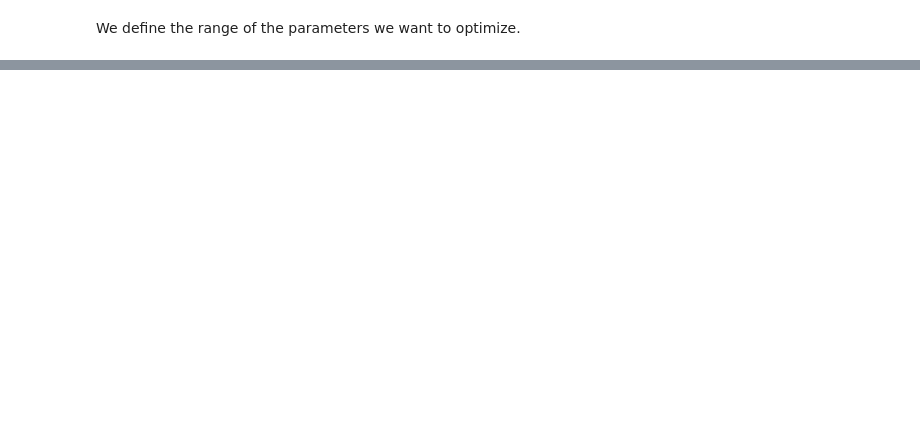
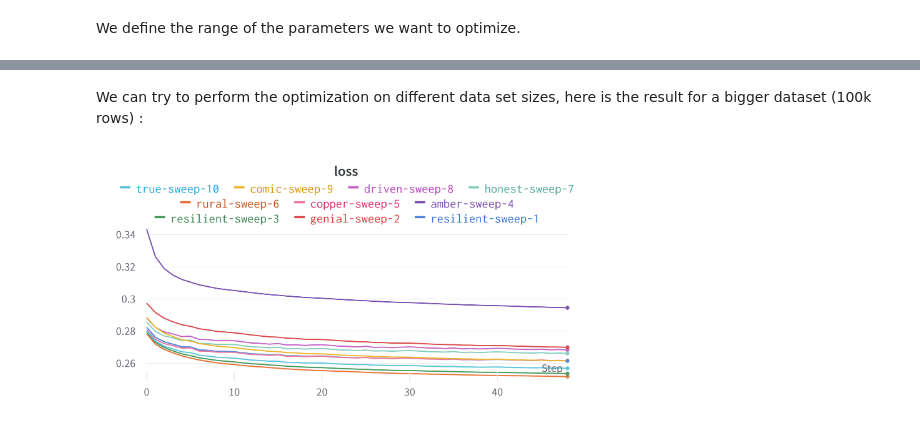
Before and after one commit to JustinAgnr/DM_ML, a Jupyter notebook: DM_ML_Part1.ipynb, the cells around one changed output, grey strips where cells are left out. Saved outputs shown, nothing was run; the diff lists cells and outputs as text; code cells hidden in the pictures; blank space fills up the shorter version.

```diff
--- a/DM_ML_Part1.ipynb
+++ b/DM_ML_Part1.ipynb
@@ -304,0 +322,6 @@ wandb.agent(sweep_id, function=train, count=count)
+# %% [markdown]
+We can try to perform the optimization on different data set sizes, here is the result for a bigger dataset (100k rows) :
+# %%
+Image(filename='lossv2.png', width = 500)
+# %% [output]
+[figure, added]
```
Also changed, not shown: parts of 25 cells of this notebook.
